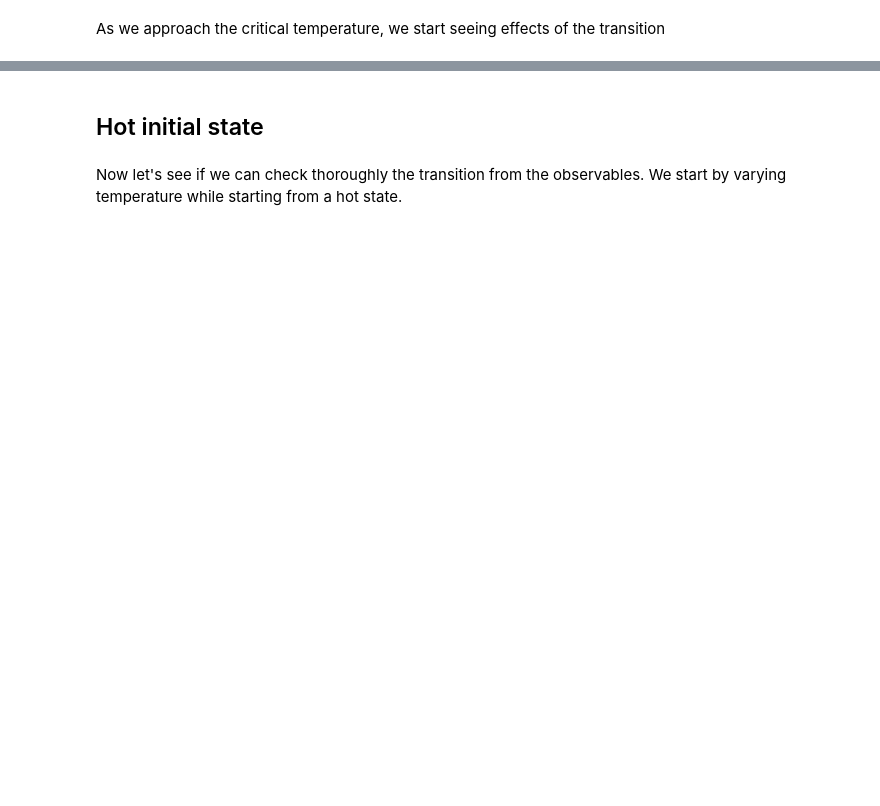
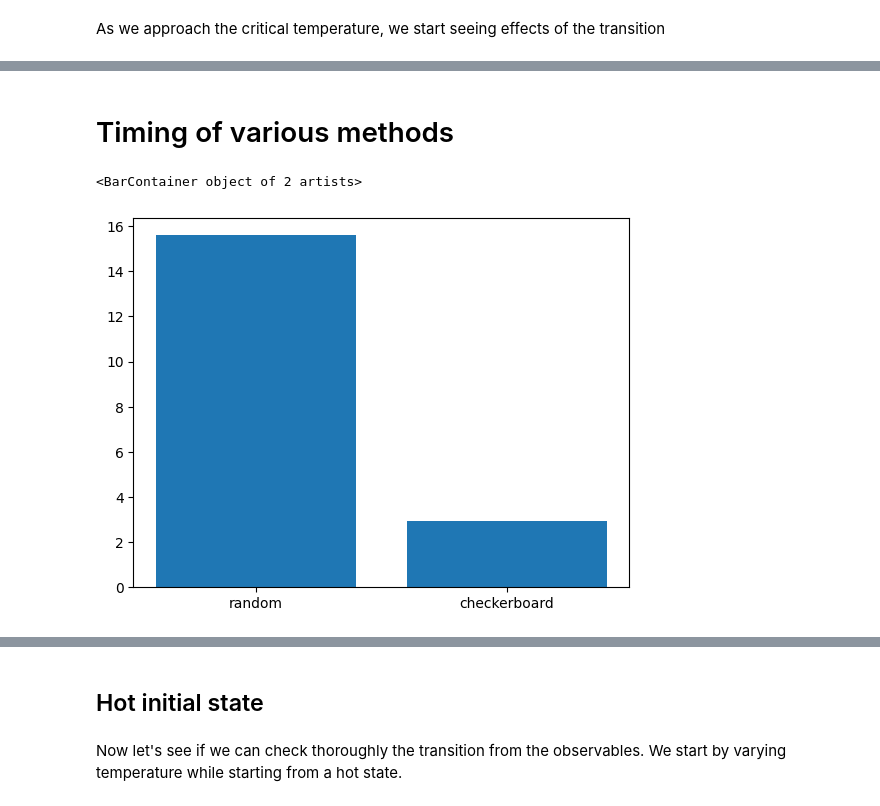
Before and after one commit to NicolasChagnet/ising-model-numerics, a Jupyter notebook: ising_monte_carlo.ipynb, the cells around one changed output, grey strips where cells are left out. Saved outputs shown, nothing was run; the diff lists cells and outputs as text; code cells hidden in the pictures; blank space fills up the shorter version.

```diff
--- a/ising_monte_carlo.ipynb
+++ b/ising_monte_carlo.ipynb
@@ -74,0 +81,23 @@ plot_observable(output, "magnetizations")
+# %% [markdown]
+# Timing of various methods
+# %%
+methods = ["random", "checkerboard"]
+outputs_test = [
+    monte_carlo_metropolis(n=40, beta=0.01 * betac, h=0.0, max_steps=400, initial_state=1, method=method)
+    for method in methods
+]
+# %%
+times = [
+    timeit(
+        f"monte_carlo_metropolis(n=40, beta=0.01 * 0.441, h=0.0, max_steps=200, initial_state=1, method='{method}')",
+        number=50,
+        setup="from ising import monte_carlo_metropolis",
+    )
+    for method in methods
+]
+# %%
+fig, ax = plt.subplots()
+ax.bar(methods, times)
+# %% [output]
+<BarContainer object of 2 artists>
+[figure, added]
```
Also changed, not shown: parts of 36 cells of this notebook, 2 other files.
